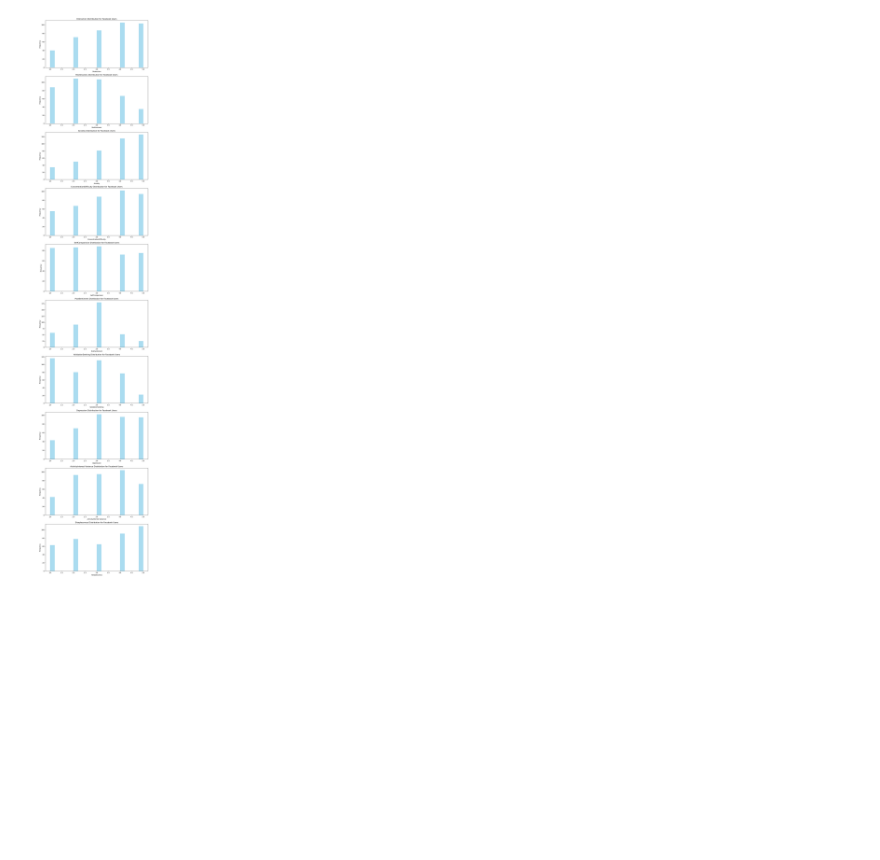
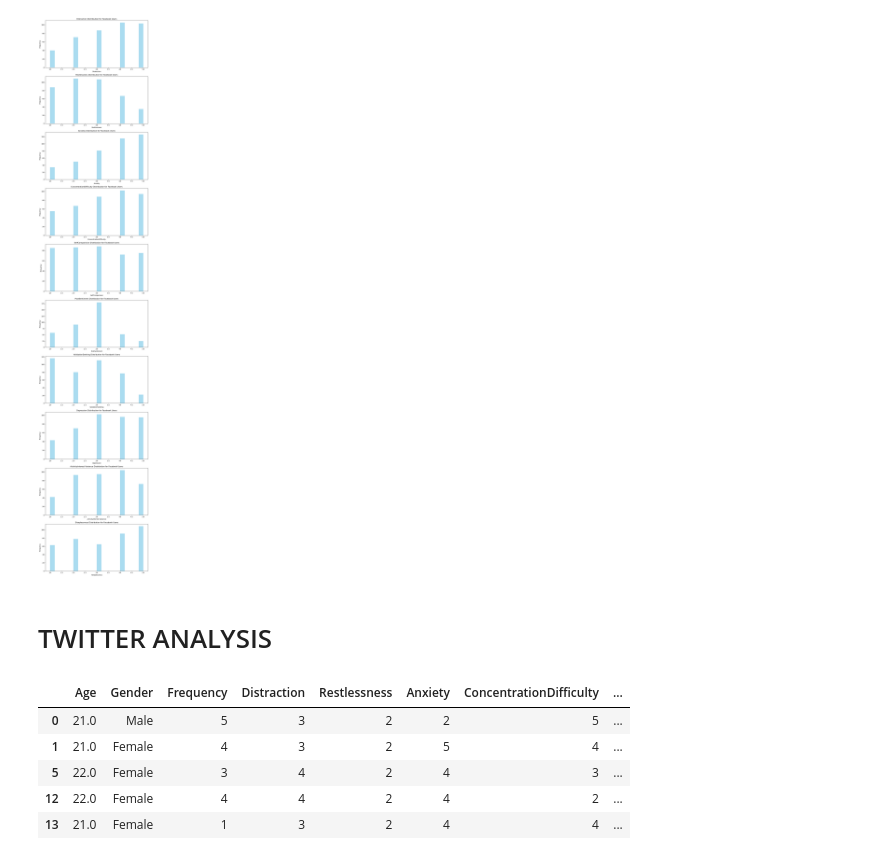
Before and after one commit to emilyfaris/social-media-mental-health-project, a Jupyter notebook: PROJECT 3 - MB.ipynb, the cells around one changed output. Cells and saved outputs as stored; diff of their text form; code cells hidden in the pictures; blank space fills up the shorter version.

```diff
--- a/PROJECT 3 - MB.ipynb
+++ b/PROJECT 3 - MB.ipynb
@@ -250,3 +300,27 @@ plt.tight_layout()
 plt.show()
 # %% [output]
 [figure]
+# %% [markdown]
+# TWITTER ANALYSIS
+# %%
+# Filter the original DataFrame for rows where the 'Twitter' column is 1 (indicating Twitter usage)
+twitter_users = df[df['Twitter'] == 1]
+
+# Select only the mental health-related columns along with 'Age' and 'Gender' and 'Frequency'
+mental_health_columns_twitter = ['Age', 'Gender', 'Frequency', 'Distraction', 'Restlessness', 'Anxiety',
+       'ConcentrationDifficulty', 'SelfComparision', 'PostSentiment',
+       'ValidationSeeking', 'Depression', 'ActivityInterest Variance',
+       'Sleeplessness']
+
+# Create a new DataFrame containing only the Twitter users and the selected columns
+twitter_mental_health = twitter_users[mental_health_columns_twitter]
+
+# Display the new DataFrame
+twitter_mental_health.head()
+# %% [output]
+|  | Age | Gender | Frequency | Distraction | Restlessness | Anxiety | ConcentrationDifficulty | ... |
+| 0 | 21.0 | Male | 5 | 3 | 2 | 2 | 5 | ... |
+| 1 | 21.0 | Female | 4 | 3 | 2 | 5 | 4 | ... |
+| 5 | 22.0 | Female | 3 | 4 | 2 | 4 | 3 | ... |
+| 12 | 22.0 | Female | 4 | 4 | 2 | 4 | 2 | ... |
+| 13 | 21.0 | Female | 1 | 3 | 2 | 4 | 4 | ... |
```
Also changed, not shown: parts of 9 cells of this notebook.
